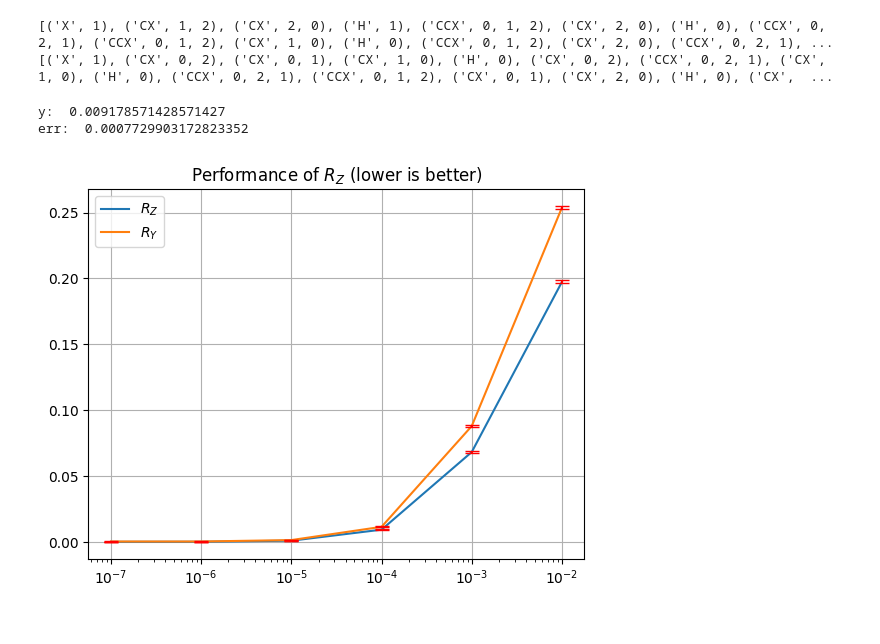
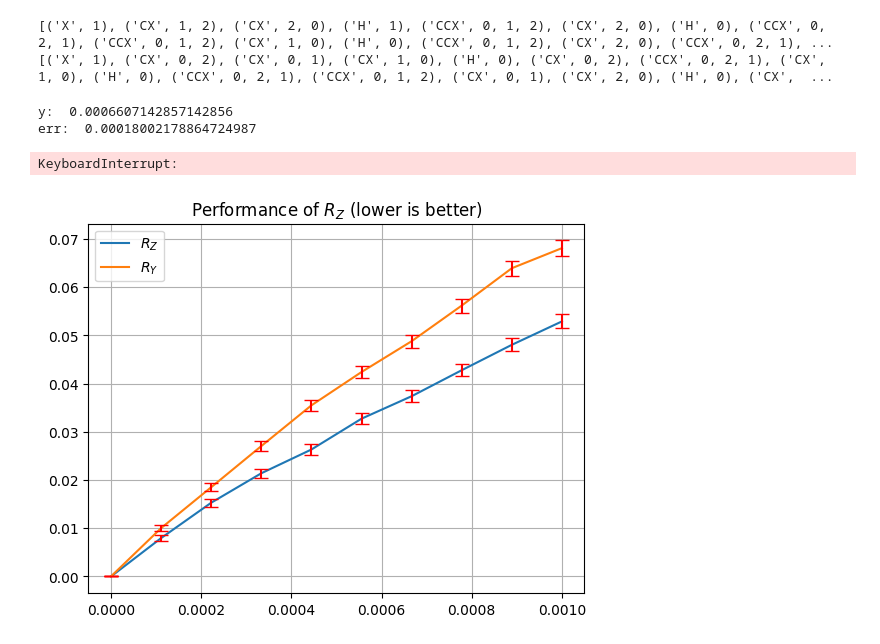
Before and after one commit to RicemanBoy/iqpe, a Jupyter notebook: h+toff synthesis/h+toff_iqpe.ipynb, the cells around one changed output. Cells and saved outputs as stored; diff of their text form; code cells hidden in the pictures.

```diff
--- a/h+toff synthesis/h+toff_iqpe.ipynb
+++ b/h+toff synthesis/h+toff_iqpe.ipynb
@@ -435,13 +435,13 @@ def iQPE_rz_ramsey(shots: int, noise = 0, bias = 0):                 #das ist mi
     return y, err, gatecount/(3*len(angles))
 # %%
 # y, err, gatecount = iQPE_ry_ramsey(1000, 0.000, 0,cnot=True,beam_search=True)
-y, err, gatecount = iQPE_rz_ramsey(1000, 1e-4, -1e99)
+y, err, gatecount = iQPE_rz_ramsey(1000, 1e-5, -1e99)
 
 print("y: ", y)
 print("err: ", err)
 # %% [output]
-y:  0.009178571428571427
-err:  0.0007729903172823352
+y:  0.0006607142857142856
+err:  0.00018002178864724987
 # %%
 #beide Funktionen testen ob iQPE auch mit R_Y funktioniert, wenn der qubit bei |0> initialisiert wird und in der Z-basis gemessen wird --> Funktioniert!
 
@@ -600,6 +600,8 @@ for i in noise:
 
     y, err, gatecount = iQPE_ry_ramsey(shots=1000, noise = i, bias =-1e99, cnot=True, beam_search=True)
     y2.append(y), err2.append(err)
+# %% [output]
+KeyboardInterrupt:
 # %%
 plt.plot(noise, y0, label="Without CNOT"), plt.errorbar(noise, y0, yerr=err0, fmt='', capsize=5, color='red', linestyle='')
 plt.plot(noise, y1, label="With CNOT"), plt.errorbar(noise, y1, yerr=err1, fmt='', capsize=5, color='red', linestyle='')
@@ -616,33 +618,33 @@ plt.show()
 # %%
 y1, y2, err1, err2 = [], [], [], []
 
-noise = [10**(-i-1) for i in range(7)][1:]
-# noise = np.linspace(0,0.001,10)
+# noise = [10**(-i-1) for i in range(7)][1:]
+noise = np.linspace(0,0.001,10)
 
 for i in noise:
-    y, err, gatecount = iQPE_rz_ramsey(shots=4000, noise = i, bias=-1e99)
+    y, err, gatecount = iQPE_rz_ramsey(shots=1000, noise = i, bias=-1e99)
     y1.append(y), err1.append(err)
-    y, err, gatecount = iQPE_ry_ramsey(shots=4000, noise = i, bias=-1e99, cnot=True, beam_search=True)
+    y, err, gatecount = iQPE_ry_ramsey(shots=1000, noise = i, bias=-1e99, cnot=True, beam_search=True)
     y2.append(y), err2.append(err)
 # %%
 plt.plot(noise, y1, label=r"$R_Z$"), plt.errorbar(noise, y1, yerr=err1, fmt='', capsize=5, color='red', linestyle='')
 plt.plot(noise, y2, label=r"$R_Y$"), plt.errorbar(noise, y2, yerr=err2, fmt='', capsize=5, color='red', linestyle='')
 plt.title(r"Performance of $R_Z$ (lower is better)")
 plt.grid()
 # plt.yscale("log")
-plt.xscale("log")
+# plt.xscale("log")
 plt.legend()
 plt.show()
 
 # data = np.array((noise,y1,err1))
-# name = "physicalq_rz_crossover"
+# name = "physicalq_rz"
 # np.savetxt("{}.txt".format(name), data, delimiter=",")
 
-# data = np.array((noise,y1,err1))
-# name = "physicalq_rz"
+# data = np.array((noise,y2,err2))
+# name = "physicalq_ry"
 # np.savetxt("{}.txt".format(name), data, delimiter=",")
 # %% [output]
-[figure, old version]
+[figure, new version]
 # %%
 #Check all possilbe permutations for H+Toff that they are indeed correct
 
```
Also changed, not shown: parts of 1 cell of this notebook, 18 other files.
